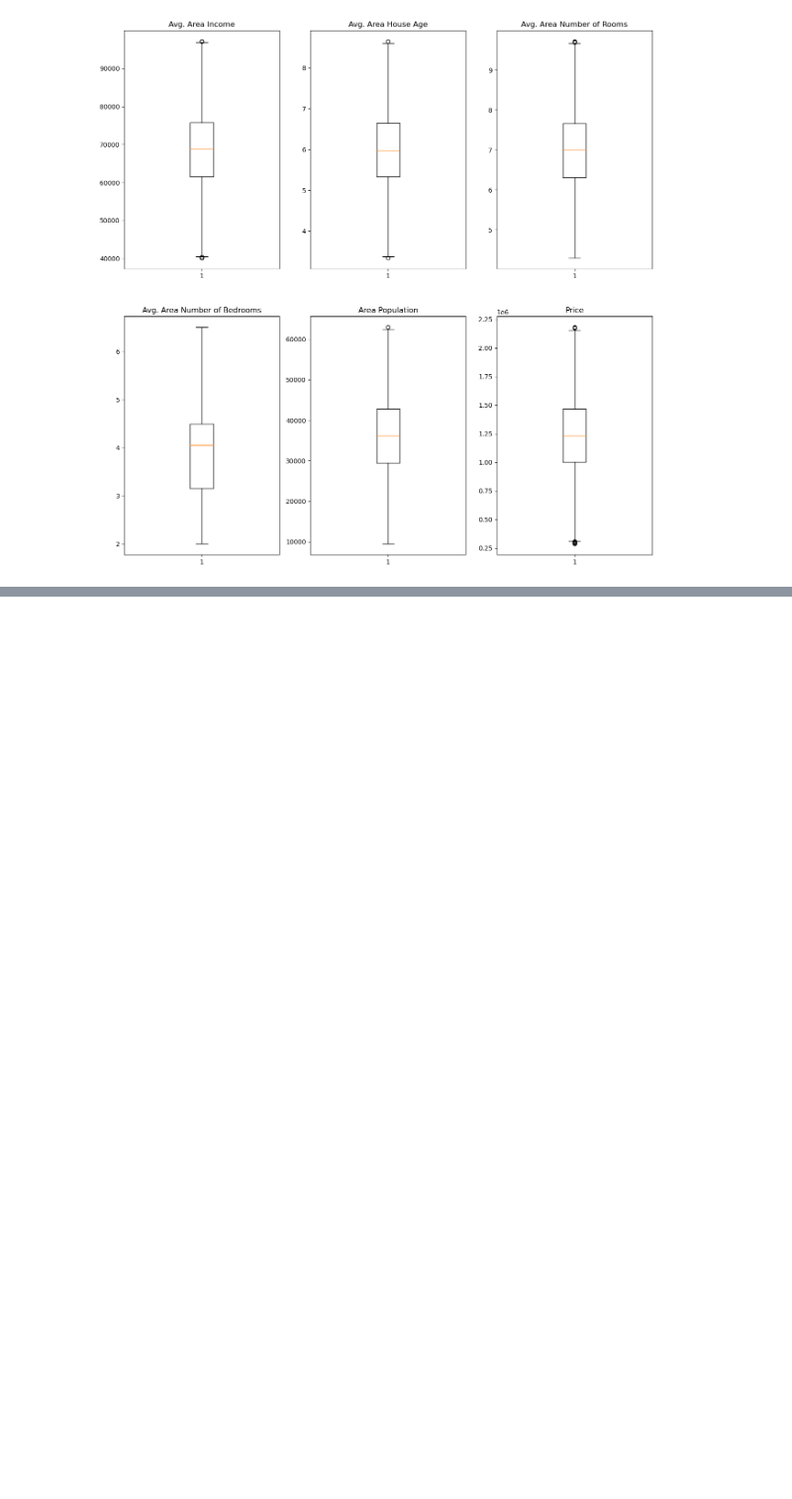
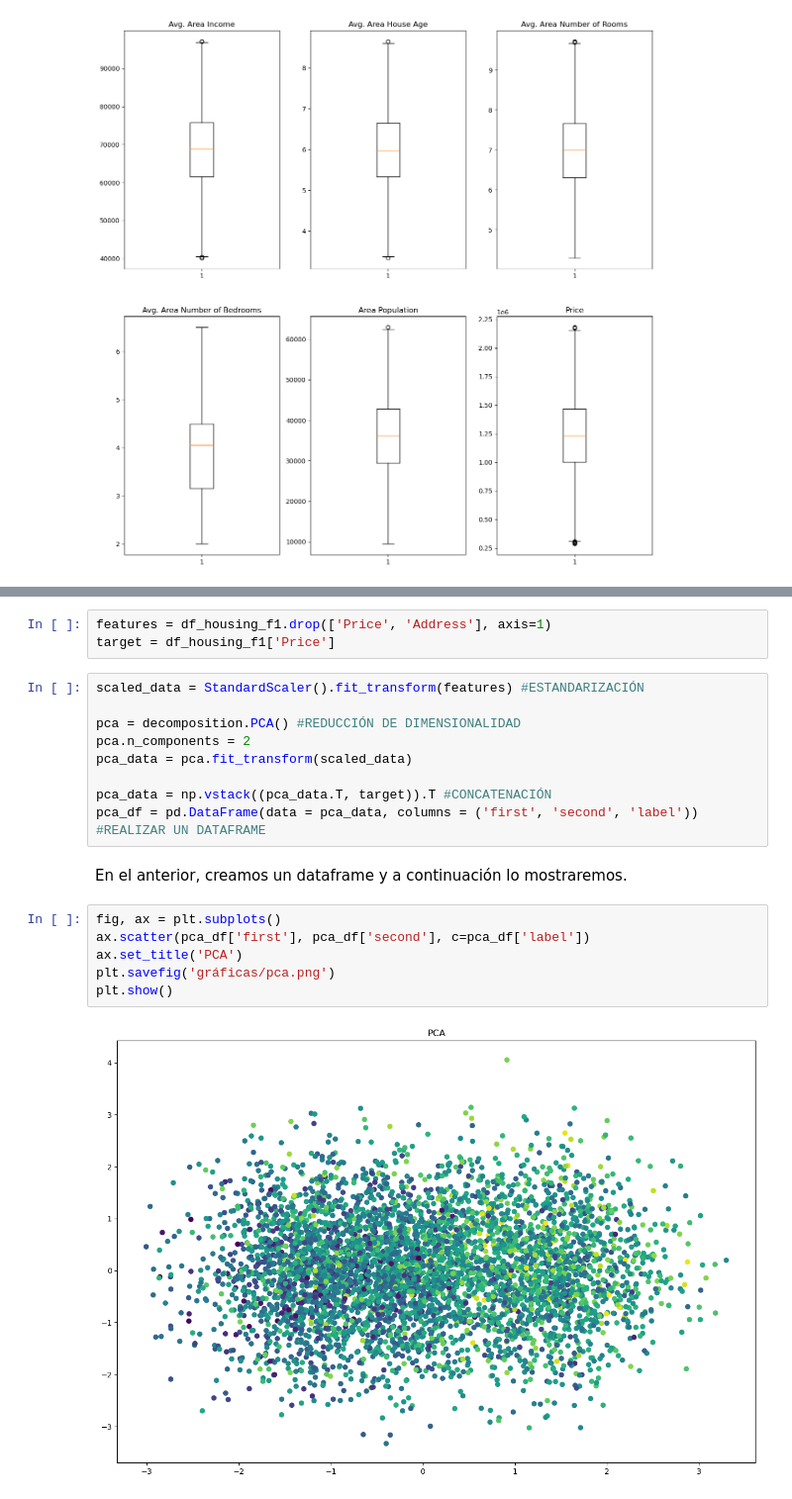
Before and after one commit to mgonzalz/USA_Housing, a Jupyter notebook: usa_housing.ipynb, the cells around one changed output, grey strips where cells are left out. Shown at 99% size. Cells and saved outputs as stored; diff of their text form; blank space fills up the shorter version.

```diff
--- a/usa_housing.ipynb
+++ b/usa_housing.ipynb
@@ -150,0 +161,22 @@ plt.show()
+# %%
+features = df_housing_f1.drop(['Price', 'Address'], axis=1)
+target = df_housing_f1['Price']
+# %%
+scaled_data = StandardScaler().fit_transform(features) #ESTANDARIZACIÓN
+
+pca = decomposition.PCA() #REDUCCIÓN DE DIMENSIONALIDAD
+pca.n_components = 2
+pca_data = pca.fit_transform(scaled_data)
+
+pca_data = np.vstack((pca_data.T, target)).T #CONCATENACIÓN
+pca_df = pd.DataFrame(data = pca_data, columns = ('first', 'second', 'label')) #REALIZAR UN DATAFRAME
+# %% [markdown]
+En el anterior, creamos un dataframe y a continuación lo mostraremos.
+# %%
+fig, ax = plt.subplots()
+ax.scatter(pca_df['first'], pca_df['second'], c=pca_df['label'])
+ax.set_title('PCA')
+plt.savefig('gráficas/pca.png')
+plt.show()
+# %% [output]
+[figure, added]
```
Also changed, not shown: parts of 7 cells of this notebook, 2 other files.
